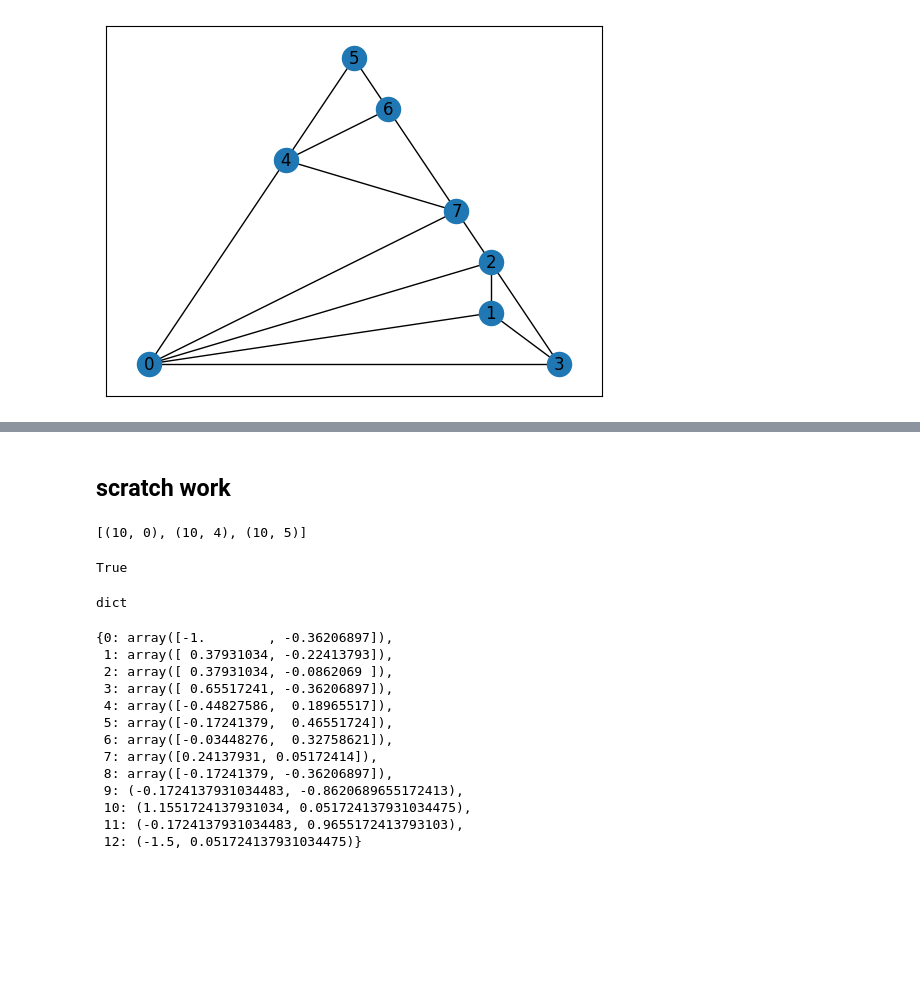
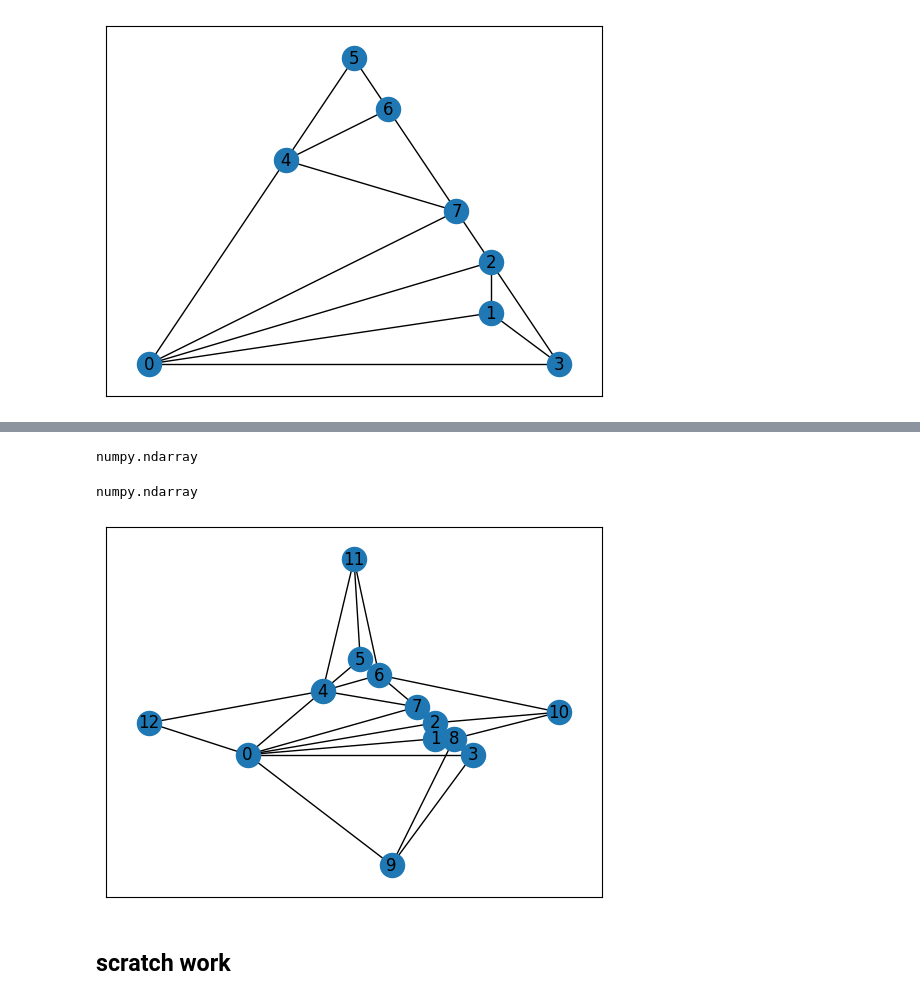
Before and after one commit to juliet29/bisht2022, a Jupyter notebook: test09_process.ipynb, the cells around one changed output, grey strips where cells are left out. Cells and saved outputs as stored; diff of their text form; code cells hidden in the pictures; blank space fills up the shorter version.

Commit message:
embedding somewhat working

```diff
--- a/test09_process.ipynb
+++ b/test09_process.ipynb
@@ -46,33 +66,14 @@ p.b.four_con
+# %%
+type(p.b.embed[0])
+# %% [output]
+numpy.ndarray
+# %%
+type(np.array(p.b.embed[11]))
+# %% [output]
+numpy.ndarray
+# %%
+plot_planar(p.b.G, p.b.embed)
+# %% [output]
+[figure, added]
 # %% [markdown]
 ## scratch work
-# %%
-new_edges = []
-for node in p.b.four_con[0].interior_nodes:
-    new_edges.append((10, node))
-new_edges
-# %% [output]
-[(10, 0), (10, 4), (10, 5)]
-# %%
-type(p.embed) == dict
-# %% [output]
-True
-# %%
-type(nx.planar_layout(p.G))
-# %% [output]
-dict
-# %%
-p.embed
-# %% [output]
-{0: array([-1.        , -0.36206897]),
- 1: array([ 0.37931034, -0.22413793]),
- 2: array([ 0.37931034, -0.0862069 ]),
- 3: array([ 0.65517241, -0.36206897]),
- 4: array([-0.44827586,  0.18965517]),
- 5: array([-0.17241379,  0.46551724]),
- 6: array([-0.03448276,  0.32758621]),
- 7: array([0.24137931, 0.05172414]),
- 8: array([-0.17241379, -0.36206897]),
- 9: (-0.1724137931034483, -0.8620689655172413),
- 10: (1.1551724137931034, 0.051724137931034475),
- 11: (-0.1724137931034483, 0.9655172413793103),
- 12: (-1.5, 0.051724137931034475)}
```
Also changed, not shown: parts of 52 cells of this notebook, 6 other files.
